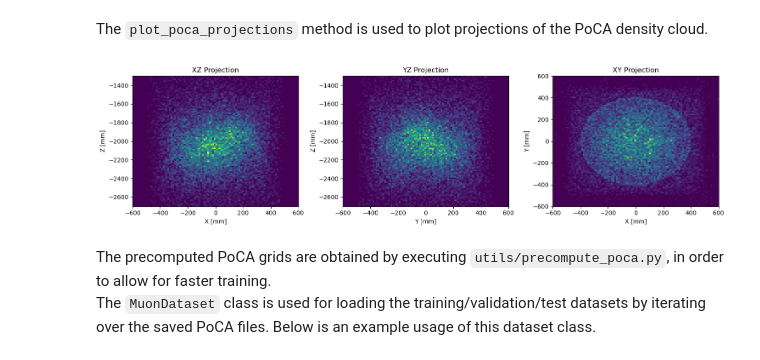
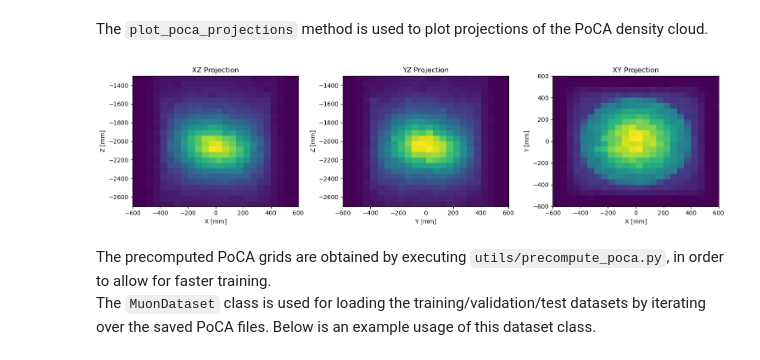
Before and after one commit to zahraadaher/MST_NN, a Jupyter notebook: Tutorial.ipynb, the cells around one changed output. Cells and saved outputs as stored; diff of their text form; code cells hidden in the pictures.

```diff
--- a/Tutorial.ipynb
+++ b/Tutorial.ipynb
@@ -34,16 +10,16 @@ from src.poca_reconstruction import POCA
 #### Create an instance of the POCA class with the path to a specific csv file of hit information. The user has to define the VOI xyz limits, in mm, which must be compatible with the ground truth for training.
 # %%
 poca = POCA(
-    "/home/ucl/cp3/zdaher/simulation-cultural-heritage/muography-geant4/outputs/boneInConcrete/processed_root/scene_trial_0_processed.csv",
+    "/nfs/user/zdaher/mst_nn/ironInConcrete/processed_root/scene_trial_0_processed.csv",
     xyz_min = (-600, -600, -2700),
     xyz_max = (600, 600, -1300),
     )
 # %% [markdown]
 The `plot_poca_projections` method is used to plot projections of the PoCA density cloud.
 # %%
-poca.plot_poca_projections(poca.poca, bins = 100)
+poca.plot_poca_projections(poca.poca, bins = 24)
 # %% [output]
-[figure, old version]
+[figure, new version]
 # %% [markdown]
 The precomputed PoCA grids are obtained by executing `utils/precompute_poca.py`, in order to allow for faster training.
 The `MuonDataset` class is used for loading the training/validation/test datasets by iterating over the saved PoCA files. Below is an example usage of this dataset class.
```
Also changed, not shown: parts of 18 cells of this notebook.
